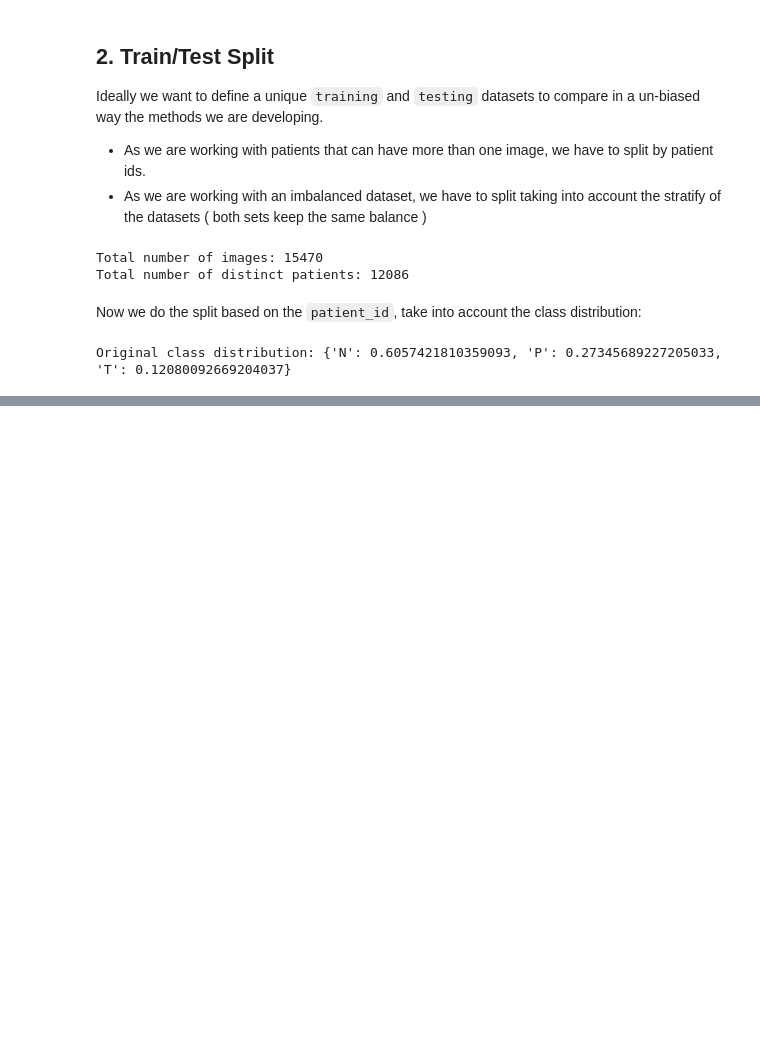
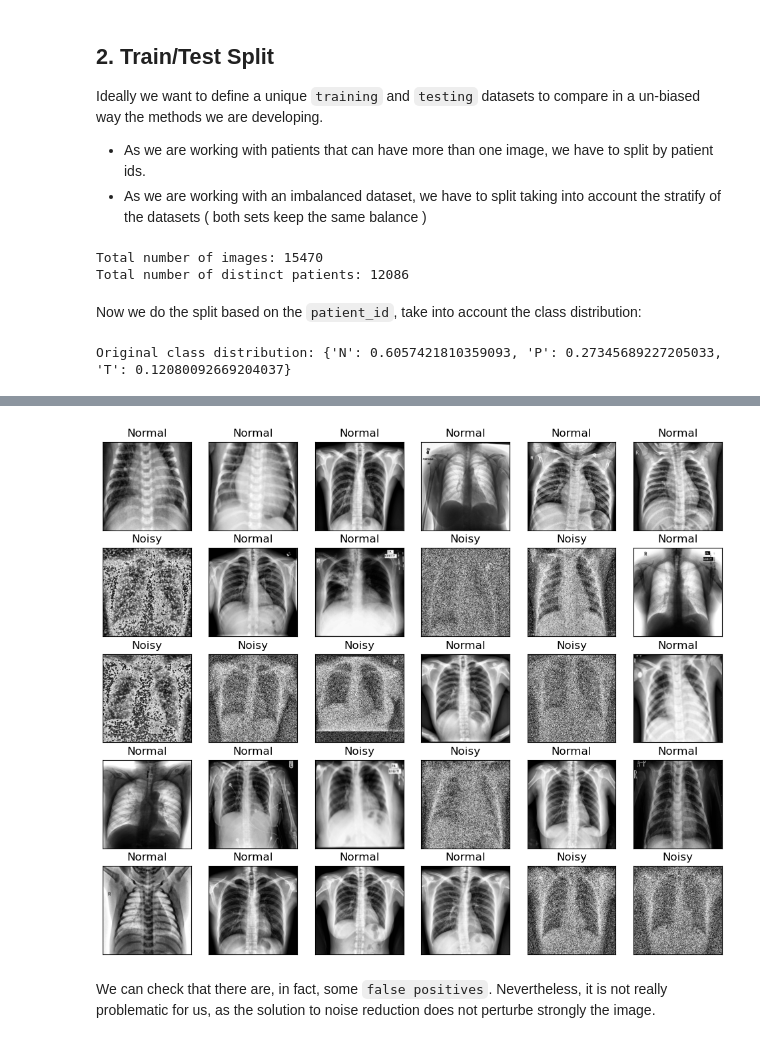
Before and after one commit to vvcastro/vision-chestXRay, a Jupyter notebook: 01_preprocessing.ipynb, the cells around one changed output, grey strips where cells are left out. Cells and saved outputs as stored; diff of their text form; code cells hidden in the pictures; blank space fills up the shorter version.

```diff
--- a/01_preprocessing.ipynb
+++ b/01_preprocessing.ipynb
@@ -81,0 +256,27 @@ Testing data size: 3084 samples
+# %%
+SAMPLE_SIZE = 30
+NOISE_THRESHOLD = 53
+
+# test mean threshold
+activated_samples = [ n for n in img_stats if ( std_stat(img_stats[n]) >= NOISE_THRESHOLD )]
+non_activated_samples = [ n for n in img_stats if ( std_stat(img_stats[n]) < NOISE_THRESHOLD )]
+
+# to show samples
+show_samples = np.random.choice(
+    [ n for n in img_stats.keys() if n not in non_activated_samples[::2] ],
+    size=SAMPLE_SIZE,
+    replace=False
+)
+np.random.shuffle( show_samples )
+
+fig, ax = plt.subplots(5, 6, figsize=(12, 10))
+for num in range( SAMPLE_SIZE ):
+    i, j = num // 6, num % 6
+    img = read_image( show_samples[num] )
+    ax[i, j].imshow(img, cmap='gray'), ax[i, j].set_xticks([]), ax[i, j].set_yticks([])
+    ax[i, j].set_title( "Noisy" if show_samples[num] in activated_samples else "Normal")
+plt.show()
+# %% [output]
+[figure, added]
+# %% [markdown]
+We can check that there are, in fact, some `false positives`. Nevertheless,  it is not really problematic for us, as the solution to noise reduction does not perturbe strongly the image.
```
Also changed, not shown: parts of 19 cells of this notebook, 1 other file.
